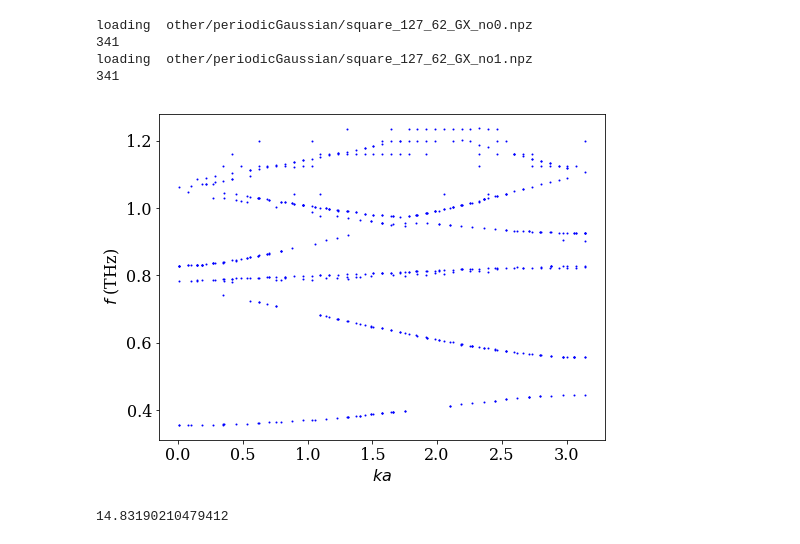
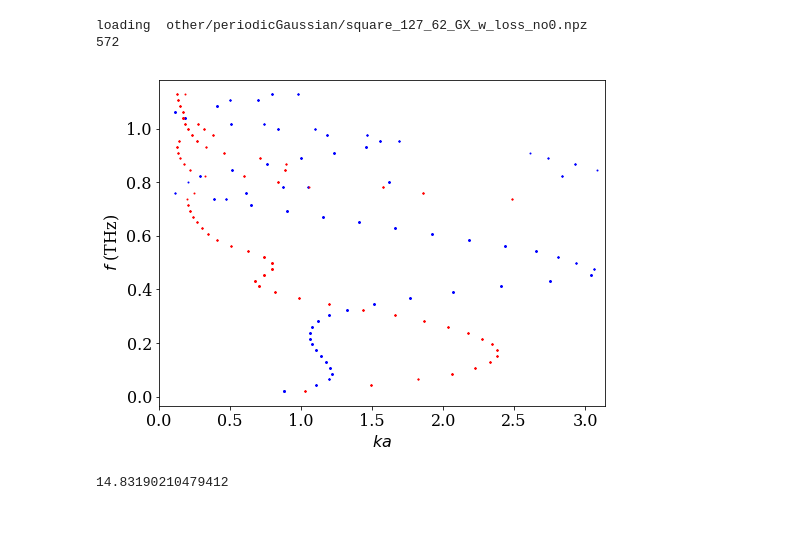
Before and after one commit to nimachm81/myPyCodes, a Jupyter notebook: Periodic Gaussian Plasma 2D - BandStructure .ipynb, the cells around one changed output. Saved outputs shown, nothing was run; the diff lists cells and outputs as text; code cells hidden in the pictures.

```diff
--- a/Periodic Gaussian Plasma 2D - BandStructure .ipynb
+++ b/Periodic Gaussian Plasma 2D - BandStructure .ipynb
@@ -102,5 +101,8 @@ $$e^{i \left(k_{xm} n_{0} x + k_{ym} n_{1} y\right)}$$
 # %%
 ## substitutions
+
+pitch = 127
+fwhm = 62
 
 X_p = 1.0
 Y_p = 1.0
@@ -112,7 +114,23 @@ ky_m_sub = 2*np.pi/Y_p
 eps_r_sub = 11.7
 e_sub = 1
 m_e_sub = 1
-gamma_sub = 0.0
+gamma_sub = 1.0
+
+def FWHMtoDecayRate(FWHM):
+    return (2*np.sqrt(np.log(2)))/FWHM
+
+
+w_p = 5.0*constants.tera/(constants.c/(pitch*constants.micro))
+gamma_sub = 1.0*constants.tera/(constants.c/(pitch*constants.micro))
+
+n_e_max = w_p**2*eps_r_sub*eps_0_sub
+n_e_x_decay_rate = FWHMtoDecayRate(fwhm/pitch)
+n_e_y_decay_rate = n_e_x_decay_rate
+n_e_x_center = X_p/2
+n_e_y_center = Y_p/2
+
+print("w_p = ", w_p)
+print("decay_rate = ", n_e_x_decay_rate)
 
 EQ_E_harm_kw = EQ_E_harm.subs([(eps_0, eps_0_sub), (mu_0, mu_0_sub), (eps_r, eps_r_sub), (kx_m, kx_m_sub), (ky_m, ky_m_sub), (gamma, gamma_sub), (e, e_sub), (m_e, m_e_sub)])
 EQ_J_harm_kw = EQ_J_harm.subs([(eps_0, eps_0_sub), (mu_0, mu_0_sub), (eps_r, eps_r_sub), (kx_m, kx_m_sub), (ky_m, ky_m_sub), (gamma, gamma_sub), (e, e_sub), (m_e, m_e_sub)])
@@ -355,9 +465,9 @@ KeyboardInterrupt:
 # %%
 import os
-file_no = 2
+file_no = 0
 
 write = "y"
-filename = 'other/periodicGaussian/square_127_62_GX_no{}'.format(file_no)
+filename = 'other/periodicGaussian/square_127_62_GX_w_loss_no{}'.format(file_no)
 
 #plot(k_pts, np.real(np.array(w_pts)), 'bo', markersize=1)
 if os.path.exists(filename +'.npz'):
@@ -372,32 +481,38 @@ file will be overwritten. Sure (y/n)?n
 # %%
+font = {'family' : 'serif', 'weight' : 'normal', 'size'   : 16}
+matplotlib.rc('font', **font)
+
 convert_to_si = True
 
-for i in range(2):
-    filename = 'other/periodicGaussian/square_127_62_GX_no{}.npz'.format(i)
+for i in range(1):
+    filename = 'other/periodicGaussian/square_127_62_GX_w_loss_no{}.npz'.format(i)
     print("loading ", filename)
     data = np.load(filename)
     w_pts_ = np.array(data['w_pts'])
     k_pts_ = np.array(data['k_pts'])
 
     if convert_to_si:
         w_pts_ *= (constants.c/(pitch*constants.micro))#/np.sqrt(eps_r_sub)
         #k_pts_ *= (2.0*np.pi/(pitch*constants.micro))
 
     print(len(w_pts))
     #print(k_pts)
 
-    plot(k_pts_, np.real(np.array(w_pts_)/(2.0*np.pi)/constants.tera), 'bo', markersize=1)
+    plot(np.real(k_pts_), np.real(np.array(w_pts_)/(2.0*np.pi)/constants.tera), 'bo', markersize=1)
+    plot(-np.real(k_pts_), np.real(np.array(w_pts_)/(2.0*np.pi)/constants.tera), 'bo', markersize=1)
+    plot(np.imag(k_pts_), np.real(np.array(w_pts_)/(2.0*np.pi)/constants.tera), 'ro', markersize=1)
+    #plot(-np.imag(k_pts_), np.real(np.array(w_pts_)/(2.0*np.pi)/constants.tera), 'ro', markersize=1)
+
 
 xlabel('$ka$')
 ylabel("$f$ (THz)")
-savefig('other/periodicGaussian/bands_127_62_GX.png',  bbox_inches='tight', pad_inches=0.5)
+xlim(0, np.pi)
+savefig('other/periodicGaussian/bands_127_62_GX_r.png',  bbox_inches='tight', pad_inches=0.5)
 show()
 # %% [output]
-loading  other/periodicGaussian/square_127_62_GX_no0.npz
-341
-loading  other/periodicGaussian/square_127_62_GX_no1.npz
-341
+loading  other/periodicGaussian/square_127_62_GX_w_loss_no0.npz
+572
-[figure, old version]
+[figure, new version]
 # %%
 2.0*np.pi*constants.c/(pitch*constants.micro)/constants.tera
 # %% [output]
```
Also changed, not shown: parts of 6 cells of this notebook, 1 other file.
